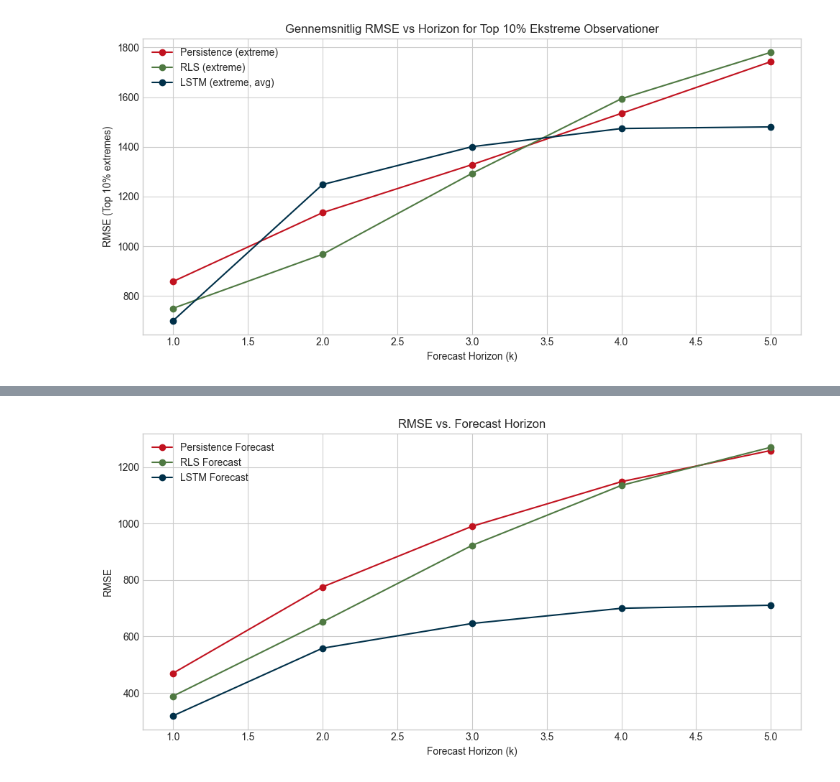
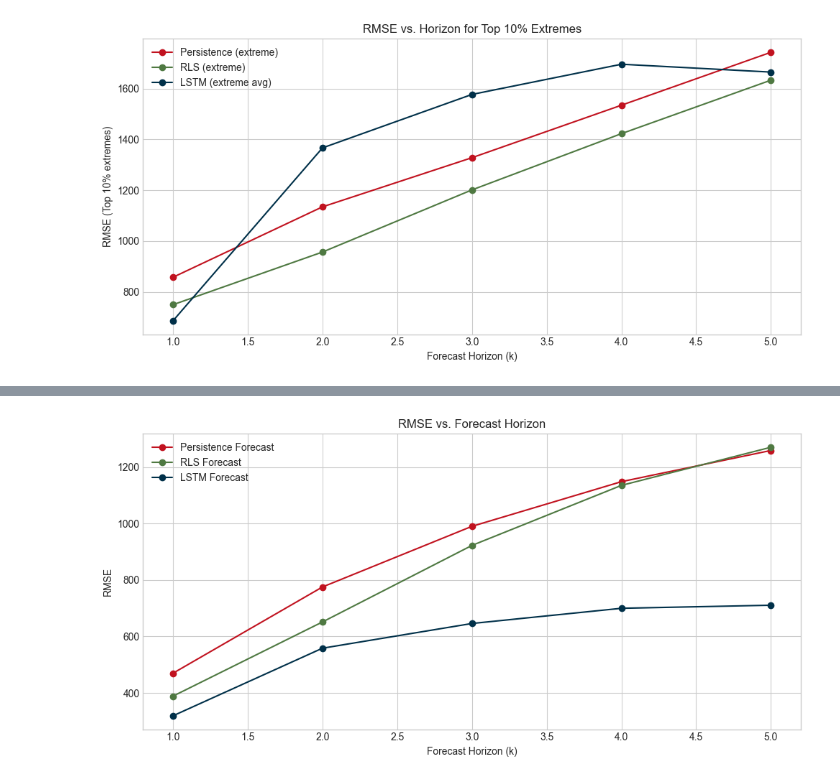
Before and after one commit to nicolaigarder/Forecasting-water-inflow, a Jupyter notebook: Results.ipynb, the cells around one changed output, grey strips where cells are left out. Saved outputs shown, nothing was run; the diff lists cells and outputs as text; code cells hidden in the pictures.

Commit message:
Added some extra

```diff
--- a/Results.ipynb
+++ b/Results.ipynb
@@ -116,9 +116,6 @@ def persistence(df, horizons):
         forecasts[f'k{k}'] = df['y'].shift(1)
     return forecasts
 
-# -------------------------------
-# Offline Dataset & Model Builder
-# -------------------------------
 def create_offline_dataset(df, window_size, k, hist_cols, fcst_cols):
     Xh, Xf, y_arr, idxs = [], [], [], []
     n = len(df)
@@ -154,12 +151,13 @@ D['t'] = pd.to_datetime(D['time'])
 D = D.set_index('t').sort_index()
 D['y'] = D['KarupBro']
 
+# Clean outliers & interpolate
 D.loc[D['temp_mean_daily'] > 35, 'temp_mean_daily'] = np.nan
 D.loc[D['precip_total_daily'] > 100, 'precip_total_daily'] = 0
 D['temp_mean_daily'].interpolate(inplace=True)
 D['precip_total_daily'].fillna(0, inplace=True)
 
-D['temp_forecast'] = D['temp_mean_daily']
+# static forecast inputs
 D['precip_forecast'] = low_pass(D['precip_total_daily'], a1=0.9)
 D['Year_sin'] = np.sin(2 * np.pi * D.index.dayofyear / 365)
 D['Year_cos'] = np.cos(2 * np.pi * D.index.dayofyear / 365)
@@ -173,24 +171,43 @@ score_start = score_period[0]
 horizons = [1, 2, 3, 4, 5]
 window_size = 10
 runs = 10
-
-rls_features = ['radiation_global_daily', 'precip_duration_daily']
-lam_opt = 0.95
-a1_opt = 0.5
 delta = 1000
 
-lstm_hist_base = ['y', 'precip_total_daily', 'Year_sin', 'Year_cos']
+# RLS hyper‐parameters per horizon
+rls_params = {
+    1: {'extra_features': ['radiation_global_daily', 'precip_duration_daily'],     'lam': 0.95, 'a1': 0.5},
+    2: {'extra_features': ['precip_duration_daily', 'temp_soil_mean_daily'],      'lam': 0.95, 'a1': 0.7},
+    3: {'extra_features': ['precip_duration_daily', 'temp_soil_mean_daily'],      'lam': 0.99, 'a1': 0.8},
+    4: {'extra_features': ['temp_soil_min_daily', 'precip_duration_daily'],       'lam': 0.99, 'a1': 0.8},
+    5: {'extra_features': ['temp_soil_max_daily', 'precip_duration_daily'],       'lam': 0.99, 'a1': 0.9},
+}
+
+# LSTM extra features per horizon
+lstm_features = {
+    1: ['temp_max_daily', 'temp_soil_max_daily', 'wind_speed_daily', 'temp_grass_mean_daily'],
+    2: ['temp_max_daily', 'temp_soil_max_daily'],
+    3: ['temp_max_daily', 'temp_min_daily'],
+    4: ['temp_max_daily', 'ET0'],
+    5: ['temp_grass_mean_daily', 'wind_gust_max_daily', 'temp_soil_mean_daily', 'precip_duration_daily', 'wind_direction_daily']
+}
+
+# common LSTM forecast cols
 lstm_fcst_base = ['precip_forecast', 'Year_sin', 'Year_cos']
-lstm_extra = ['temp_min_daily', 'wind_speed_daily', 'precip_duration_daily']
-hist_cols = lstm_hist_base + lstm_extra
-fcst_cols = lstm_fcst_base + lstm_extra
 
 # -------------------------------
 # RLS Forecasting
 # -------------------------------
 YhatR = pd.DataFrame(index=D.index)
 for k in horizons:
-    YhatR[f'k{k}'] = online_rls_k(D.reset_index(), lam_opt, a1_opt, delta, k, extra_features=rls_features)
+    p = rls_params[k]
+    YhatR[f'k{k}'] = online_rls_k(
+        D.reset_index(),
+        lam=p['lam'],
+        a1=p['a1'],
+        delta=delta,
+        k=k,
+        extra_features=p['extra_features']
+    )
 
 # -------------------------------
 # LSTM Forecasting with avg over runs
@@ -203,7 +220,11 @@ for run in range(runs):
     run_rmse = {}
     run_extreme_rmse = {}
     for k in horizons:
-        Xh, Xf, y_arr, idxs = create_offline_dataset(D, window_size, k, hist_cols, fcst_cols)
+        # set per-horizon hist & fcst columns
+        hist_cols_k = ['y', 'precip_total_daily', 'Year_sin', 'Year_cos'] + lstm_features[k]
+        fcst_cols_k = lstm_fcst_base
+
+        Xh, Xf, y_arr, idxs = create_offline_dataset(D, window_size, k, hist_cols_k, fcst_cols_k)
         mask_test = idxs >= score_start
         Xh_tr, Xh_te = Xh[~mask_test], Xh[mask_test]
         Xf_tr, Xf_te = Xf[~mask_test], Xf[mask_test]
@@ -216,12 +237,11 @@ for run in range(runs):
                   verbose=0, callbacks=[es])
 
         preds = model.predict([Xh_te, Xf_te], verbose=0).flatten()
-        # full-period RMSE
         run_rmse[k] = np.sqrt(np.nanmean((y_te - preds)**2))
-        # extreme RMSE (top 10%)
         thr = np.quantile(y_te, 0.9)
         mask_ext = y_te >= thr
-        run_extreme_rmse[k] = np.sqrt(np.nanmean((y_te[mask_ext] - preds[mask_ext])**2)) if mask_ext.sum()>0 else np.nan
+        run_extreme_rmse[k] = (np.sqrt(np.nanmean((y_te[mask_ext] - preds[mask_ext])**2))
+                               if mask_ext.sum() > 0 else np.nan)
 
         if run == runs - 1:
             final_lstm_forecasts[f'k{k}'] = pd.Series(preds, index=idxs[mask_test])
@@ -259,30 +279,32 @@ rmse_dict = {
 plot_rmse(rmse_dict, horizons)
 
 # -------------------------------
-# Print Extreme RMSE Values by Model
+# Extreme RMSE (Top 10%)
 # -------------------------------
-print("\nExtreme RMSE values by model (average over runs for LSTM):")
-print(f"Persistence (extreme): {pd.Series({k: score(YhatP[f'k{k}'] - targets[k], mask=mask & (D['y']>=np.percentile(D.loc[score_period,'y'],90))) for k in horizons}).round(3).to_dict()}")
-print(f"RLS (extreme):        {pd.Series({k: score(YhatR[f'k{k}'] - targets[k], mask=mask & (D['y']>=np.percentile(D.loc[score_period,'y'],90))) for k in horizons}).round(3).to_dict()}")
-print(f"LSTM (extreme):      {avg_extreme_rmse_LSTM.round(3).to_dict()}")
+threshold = np.percentile(D.loc[score_period, 'y'], 90)
+mask_extreme = D['y'].ge(threshold) & D.index.isin(score_period)
+
+print("\nExtreme RMSE by model (top 10% obs):")
+print("Persistence:", {k: score(YhatP[f'k{k}'] - targets[k], mask=mask_extreme).round(3) for k in horizons})
+print("RLS:       ", {k: score(YhatR[f'k{k}'] - targets[k], mask=mask_extreme).round(3) for k in horizons})
+print("LSTM avg:  ", avg_extreme_rmse_LSTM.round(3).to_dict())
 
 # -------------------------------
 # Plot Extreme RMSE vs Horizon
 # -------------------------------
-threshold = np.percentile(D.loc[score_period, 'y'], 90)
-mask_extreme = D['y'].ge(threshold) & D.index.isin(score_period)
-
 fig, ax = plt.subplots(figsize=(10,5))
 ax.plot(horizons,
-        [score(YhatP[f'k{k}'] - targets[k], mask_extreme) for k in horizons],
+        [score(YhatP[f'k{k}'] - targets[k], mask=mask_extreme) for k in horizons],
         marker='o', label='Persistence (extreme)', color=colors['fire_brick'])
 ax.plot(horizons,
-        [score(YhatR[f'k{k}'] - targets[k], mask_extreme) for k in horizons],
+        [score(YhatR[f'k{k}'] - targets[k], mask=mask_extreme) for k in horizons],
         marker='o', label='RLS (extreme)',        color=colors['fern_green'])
 ax.plot(horizons, avg_extreme_rmse_LSTM.values,
-        marker='o', label='LSTM (extreme, avg)', color=colors['prussian_blue'])
+        marker='o', label='LSTM (extreme avg)',  color=colors['prussian_blue'])
 ax.set_xlabel('Forecast Horizon (k)')
 ax.set_ylabel('RMSE (Top 10% extremes)')
-ax.set_title('Gennemsnitlig RMSE vs Horizon for Top 10% Ekstreme Observationer')
-ax.legend(); plt.tight_layout(); plt.show()
+ax.set_title('RMSE vs. Horizon for Top 10% Extremes')
+ax.legend()
+plt.tight_layout()
+plt.show()
 # %% [output]
@@ -299 +321 @@ LSTM (extreme):      {1: 699.702, 2: 1248.147, 3: 1400.646, 4: 1473.789, 5: 1480
-[figure, old version]
+[figure, new version]
```
Also changed, not shown: parts of 5 cells of this notebook, 4 other files.
